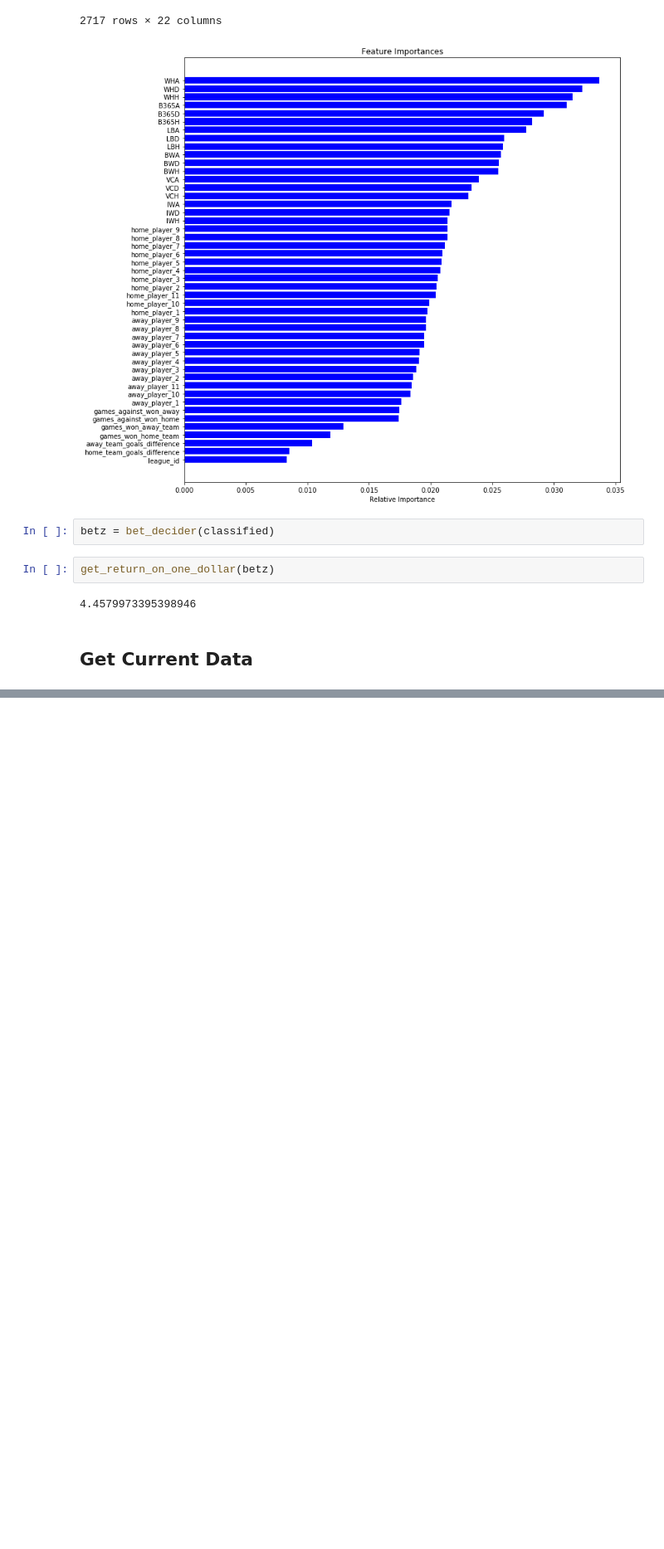
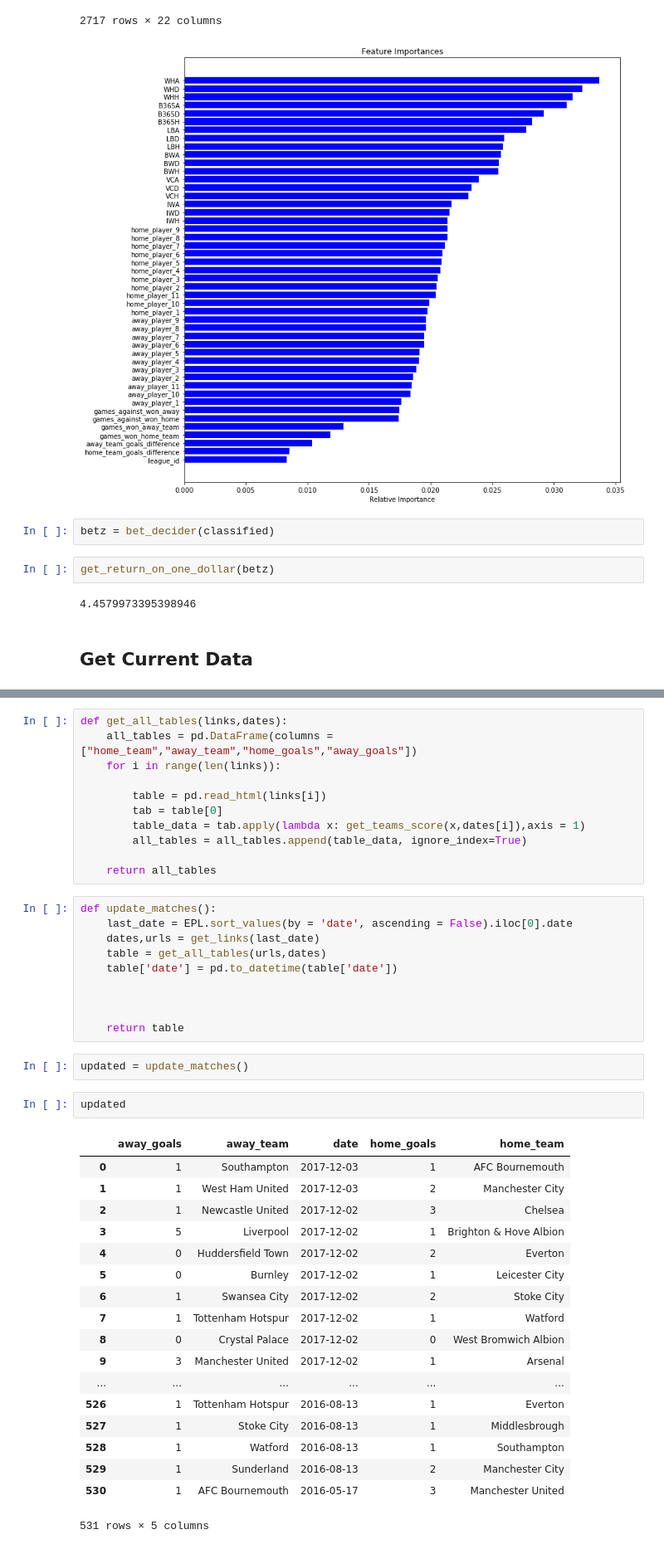
Before and after one commit to rfm2274/Soccer, a Jupyter notebook: Soccer Betting.ipynb, the cells around one changed output, grey strips where cells are left out. Shown at 83% size. Drawn from its saved outputs; the diff is of its cells as text; blank space fills up the shorter version.

```diff
--- a/Soccer Betting.ipynb
+++ b/Soccer Betting.ipynb
@@ -697,0 +930,44 @@ good_bookies
+# %%
+def get_all_tables(links,dates):
+    all_tables = pd.DataFrame(columns = ["home_team","away_team","home_goals","away_goals"])
+    for i in range(len(links)):
+
+        table = pd.read_html(links[i])
+        tab = table[0]
+        table_data = tab.apply(lambda x: get_teams_score(x,dates[i]),axis = 1)
+        all_tables = all_tables.append(table_data, ignore_index=True)
+
+    return all_tables
+# %%
+def update_matches():
+    last_date = EPL.sort_values(by = 'date', ascending = False).iloc[0].date
+    dates,urls = get_links(last_date)
+    table = get_all_tables(urls,dates)
+    table['date'] = pd.to_datetime(table['date'])
+
+
+
+    return table
+# %%
+updated = update_matches()
+# %%
+updated
+# %% [output]
+|  | away_goals | away_team | date | home_goals | home_team |
+| 0 | 1 | Southampton | 2017-12-03 | 1 | AFC Bournemouth |
+| 1 | 1 | West Ham United | 2017-12-03 | 2 | Manchester City |
+| 2 | 1 | Newcastle United | 2017-12-02 | 3 | Chelsea |
+| 3 | 5 | Liverpool | 2017-12-02 | 1 | Brighton & Hove Albion |
+| 4 | 0 | Huddersfield Town | 2017-12-02 | 2 | Everton |
+| 5 | 0 | Burnley | 2017-12-02 | 1 | Leicester City |
+| 6 | 1 | Swansea City | 2017-12-02 | 2 | Stoke City |
+| 7 | 1 | Tottenham Hotspur | 2017-12-02 | 1 | Watford |
+| 8 | 0 | Crystal Palace | 2017-12-02 | 0 | West Bromwich Albion |
+| 9 | 3 | Manchester United | 2017-12-02 | 1 | Arsenal |
+| ... | ... | ... | ... | ... | ... |
+| 526 | 1 | Tottenham Hotspur | 2016-08-13 | 1 | Everton |
+| 527 | 1 | Stoke City | 2016-08-13 | 1 | Middlesbrough |
+| 528 | 1 | Watford | 2016-08-13 | 1 | Southampton |
+| 529 | 1 | Sunderland | 2016-08-13 | 2 | Manchester City |
+| 530 | 1 | AFC Bournemouth | 2016-05-17 | 3 | Manchester United |
+531 rows × 5 columns
```
Also changed, not shown: parts of 46 cells of this notebook.
